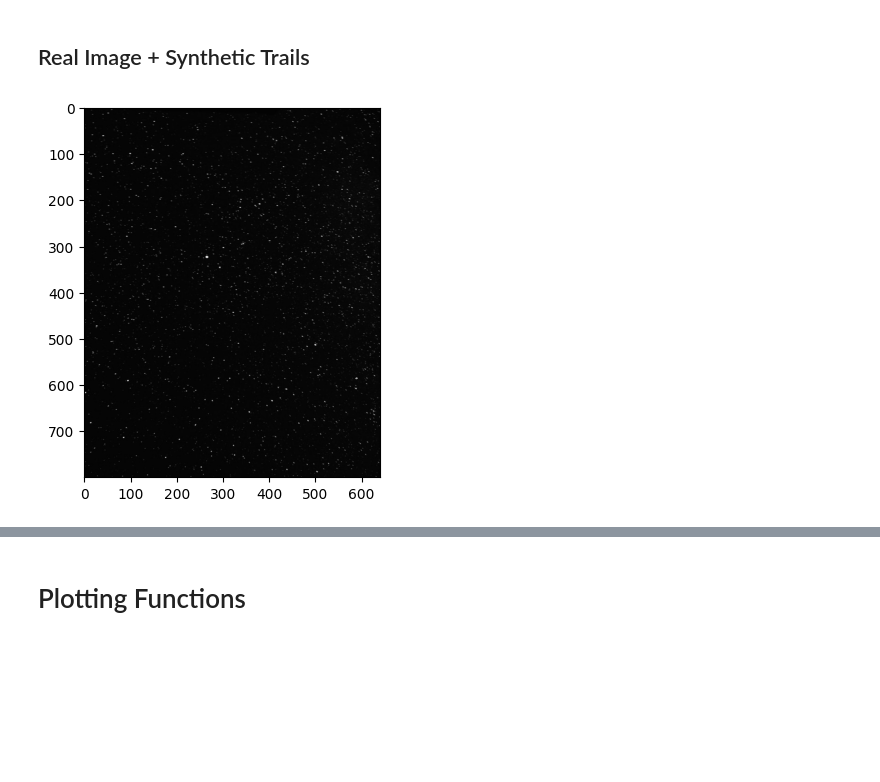
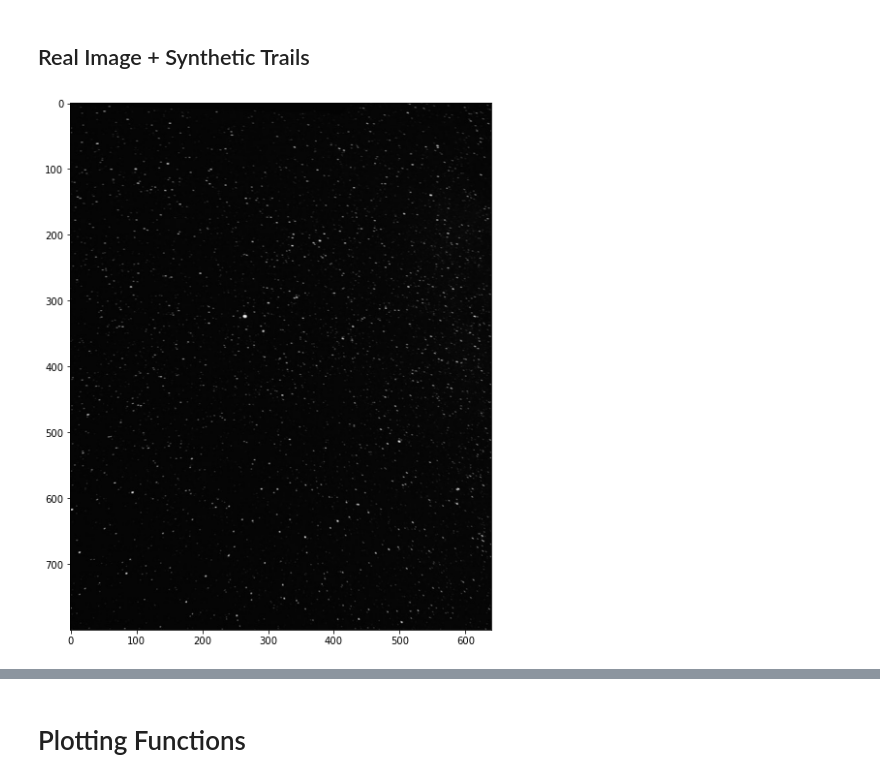
Before and after one commit to GSNikhil/star-trail-removal, a Jupyter notebook: main.ipynb, the cells around one changed output, grey strips where cells are left out. Saved outputs shown, nothing was run; the diff lists cells and outputs as text; code cells hidden in the pictures; blank space fills up the shorter version.

```diff
--- a/main.ipynb
+++ b/main.ipynb
@@ -538,11 +503,12 @@ def gd_fista_tikhonov_reg(meas, pad_psf, n_iters=500, mu=1):
 # %%
 img = plt.imread('real/stars3.jpg')
 img = cv2.cvtColor(img, cv2.COLOR_RGB2GRAY)
 
 img = np.asarray(img / 255, dtype=np.float32)
 
+plt.figure(figsize = (10, 10))
 plt.imshow(img, cmap='gray')
 plt.show()
 # %% [output]
-[figure, old version]
+[figure, new version]
 # %%
```
Also changed, not shown: parts of 46 cells of this notebook.
